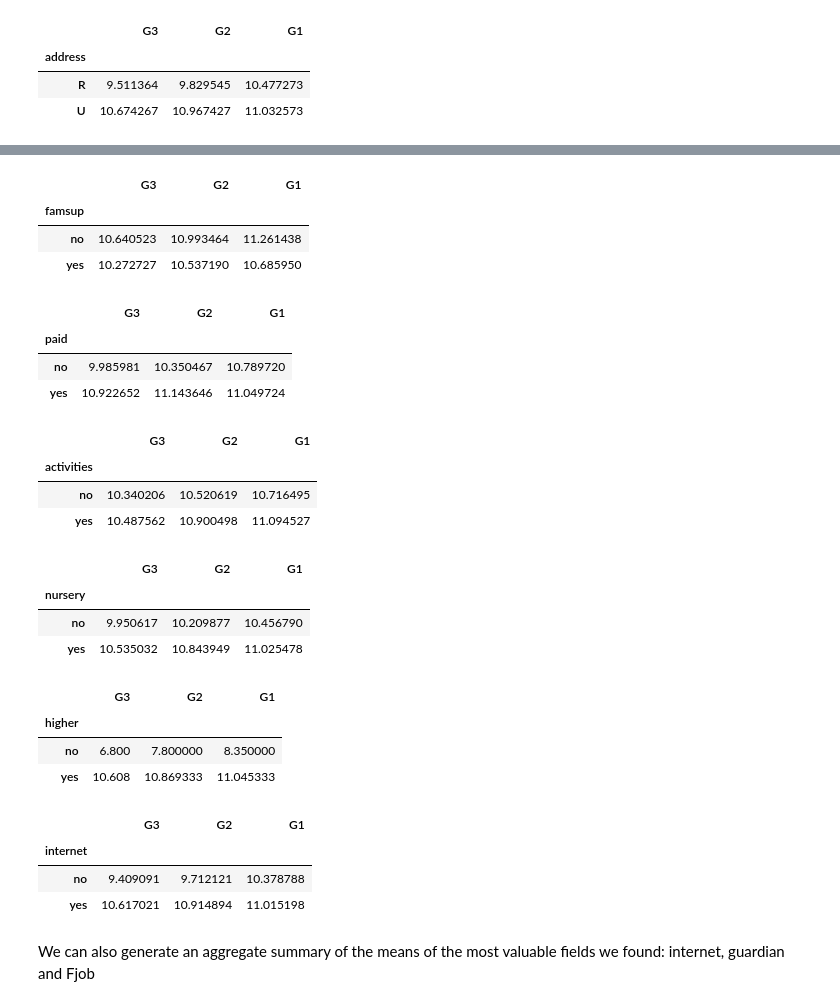
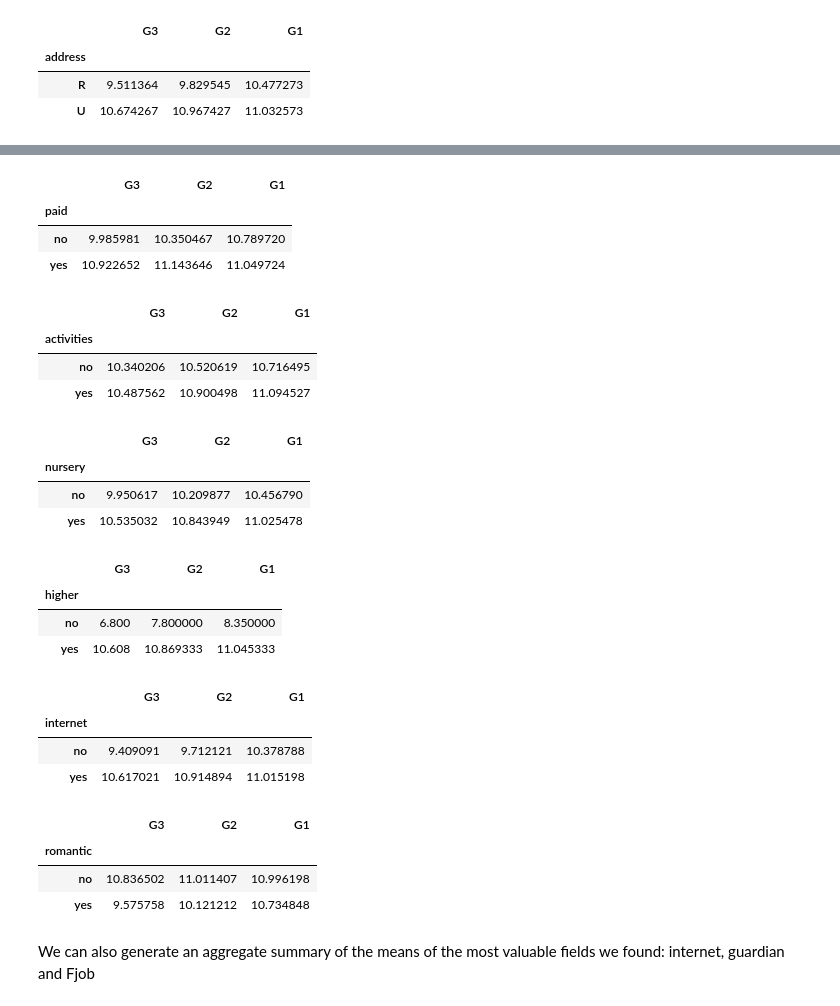
Before and after one commit to GhalebDweikat/StudentPerformanceAnalysis-Public, a Jupyter notebook: src.ipynb, the cells around one changed output, grey strips where cells are left out. Drawn from its saved outputs; the diff is of its cells as text; code cells hidden in the pictures.

```diff
--- a/src.ipynb
+++ b/src.ipynb
@@ -239,51 +242,51 @@ famsup.head()
 # %%
-paid = data.groupby(groupColumns[10])[avgColumns].mean()
+paid = data.groupby(groupColumns[11])[avgColumns].mean()
 paid.head()
 # %% [output]
 |  | G3 | G2 | G1 |
-| famsup |  |  |  |
-| no | 10.640523 | 10.993464 | 11.261438 |
-| yes | 10.272727 | 10.537190 | 10.685950 |
+| paid |  |  |  |
+| no | 9.985981 | 10.350467 | 10.789720 |
+| yes | 10.922652 | 11.143646 | 11.049724 |
 # %%
-activities = data.groupby(groupColumns[11])[avgColumns].mean()
+activities = data.groupby(groupColumns[12])[avgColumns].mean()
 activities.head()
 # %% [output]
 |  | G3 | G2 | G1 |
-| paid |  |  |  |
-| no | 9.985981 | 10.350467 | 10.789720 |
-| yes | 10.922652 | 11.143646 | 11.049724 |
+| activities |  |  |  |
+| no | 10.340206 | 10.520619 | 10.716495 |
+| yes | 10.487562 | 10.900498 | 11.094527 |
 # %%
-nursery = data.groupby(groupColumns[12])[avgColumns].mean()
+nursery = data.groupby(groupColumns[13])[avgColumns].mean()
 nursery.head()
 # %% [output]
 |  | G3 | G2 | G1 |
-| activities |  |  |  |
-| no | 10.340206 | 10.520619 | 10.716495 |
-| yes | 10.487562 | 10.900498 | 11.094527 |
+| nursery |  |  |  |
+| no | 9.950617 | 10.209877 | 10.456790 |
+| yes | 10.535032 | 10.843949 | 11.025478 |
 # %%
-higher = data.groupby(groupColumns[13])[avgColumns].mean()
-higher.head()
+higher = data.groupby(groupColumns[14])[avgColumns].mean()
+higher.head() #another interesting field.
 # %% [output]
 |  | G3 | G2 | G1 |
-| nursery |  |  |  |
-| no | 9.950617 | 10.209877 | 10.456790 |
-| yes | 10.535032 | 10.843949 | 11.025478 |
+| higher |  |  |  |
+| no | 6.800 | 7.800000 | 8.350000 |
+| yes | 10.608 | 10.869333 | 11.045333 |
 # %%
-internet = data.groupby(groupColumns[14])[avgColumns].mean()
-internet.head() #another interesting field. Those without internet are doing significantly worse
+internet = data.groupby(groupColumns[15])[avgColumns].mean()
+internet.head()
 # %% [output]
 |  | G3 | G2 | G1 |
-| higher |  |  |  |
-| no | 6.800 | 7.800000 | 8.350000 |
-| yes | 10.608 | 10.869333 | 11.045333 |
+| internet |  |  |  |
+| no | 9.409091 | 9.712121 | 10.378788 |
+| yes | 10.617021 | 10.914894 | 11.015198 |
 # %%
-romantic = data.groupby(groupColumns[15])[avgColumns].mean()
+romantic = data.groupby(groupColumns[16])[avgColumns].mean()
 romantic.head()
 # %% [output]
 |  | G3 | G2 | G1 |
-| internet |  |  |  |
-| no | 9.409091 | 9.712121 | 10.378788 |
-| yes | 10.617021 | 10.914894 | 11.015198 |
+| romantic |  |  |  |
+| no | 10.836502 | 11.011407 | 10.996198 |
+| yes | 9.575758 | 10.121212 | 10.734848 |
 # %% [markdown]
 We can also generate an aggregate summary of the means of the most valuable fields we found: internet, guardian and Fjob
 # %%
```
Also changed, not shown: parts of 14 cells of this notebook.
